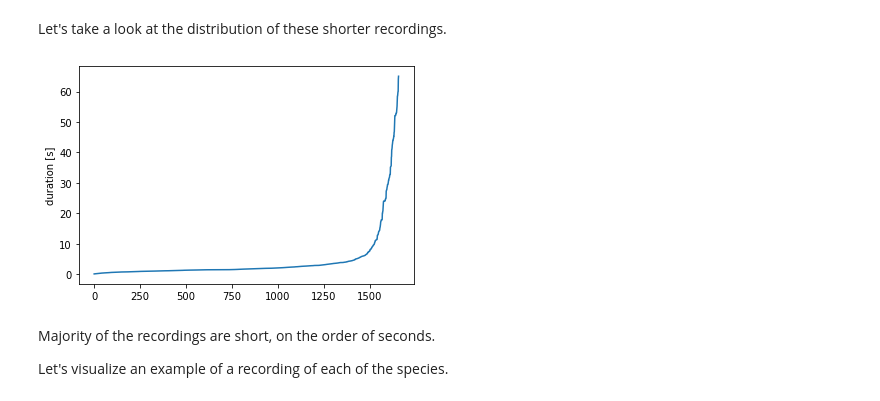
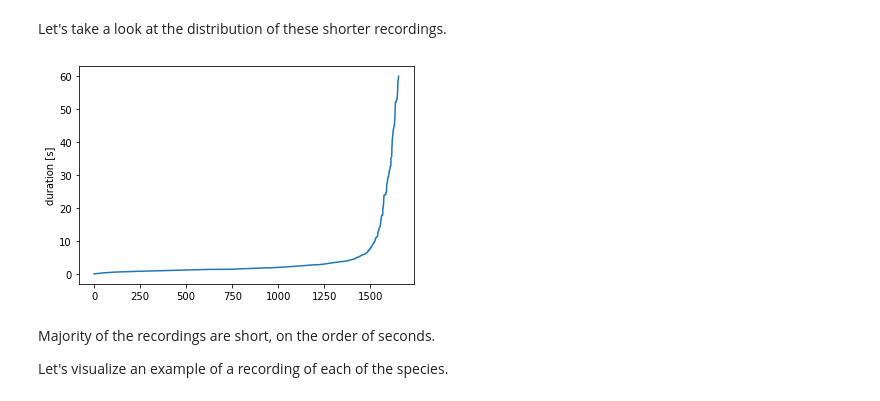
Before and after one commit to earthspecies/library, a Jupyter notebook: watkins/02_Data_Exploration.ipynb, the cells around one changed output. Cells and saved outputs as stored; diff of their text form; code cells hidden in the pictures.

```diff
--- a/watkins/02_Data_Exploration.ipynb
+++ b/watkins/02_Data_Exploration.ipynb
@@ -74,10 +74,10 @@ np.sum(np.array(durations) > 60)
 # %% [markdown]
 Let's take a look at the distribution of these shorter recordings.
 # %%
-plt.plot(sorted(durations)[:-40])
+plt.plot(sorted(durations)[:-43])
 plt.ylabel('duration [s]');
 # %% [output]
-[figure, old version]
+[figure, new version]
 # %% [markdown]
 Majority of the recordings are short, on the order of seconds.
 
```
